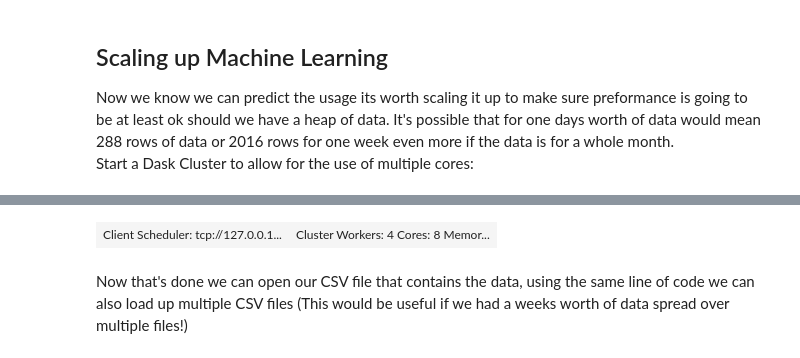
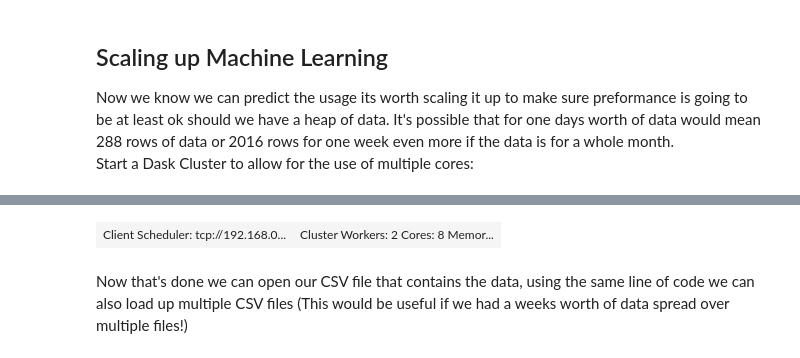
Before and after one commit to JakeNTech/TTDS_DataScience_Project, a Jupyter notebook: Notebook.ipynb, the cells around one changed output, grey strips where cells are left out. Drawn from its saved outputs; the diff is of its cells as text; code cells hidden in the pictures.

```diff
--- a/Notebook.ipynb
+++ b/Notebook.ipynb
@@ -204,6 +208,8 @@ LocalCluster(f6836622, 'tcp://127.0.0.1:44783', workers=4, threads=8, memory=12.
 # %%
 from dask.distributed import Client
-
-client = Client(cluster)
+# Local worker
+#client = Client(cluster)
+# Nanny Worker
+client = Client("192.168.0.10:8786")
 client
 # %% [output]
@@ -210,4 +218,4 @@ client
-| Client Scheduler: tcp://127.0.0.1... | Cluster Workers: 4 Cores: 8 Memor... |
+| Client Scheduler: tcp://192.168.0... | Cluster Workers: 2 Cores: 8 Memor... |
 # %% [markdown]
 Now that's done we can open our CSV file that contains the data, using the same line of code we can also load up multiple CSV files (This would be useful if we had a weeks worth of data spread over multiple files!)
 # %%
```
Also changed, not shown: parts of 27 cells of this notebook, 2 other files.
